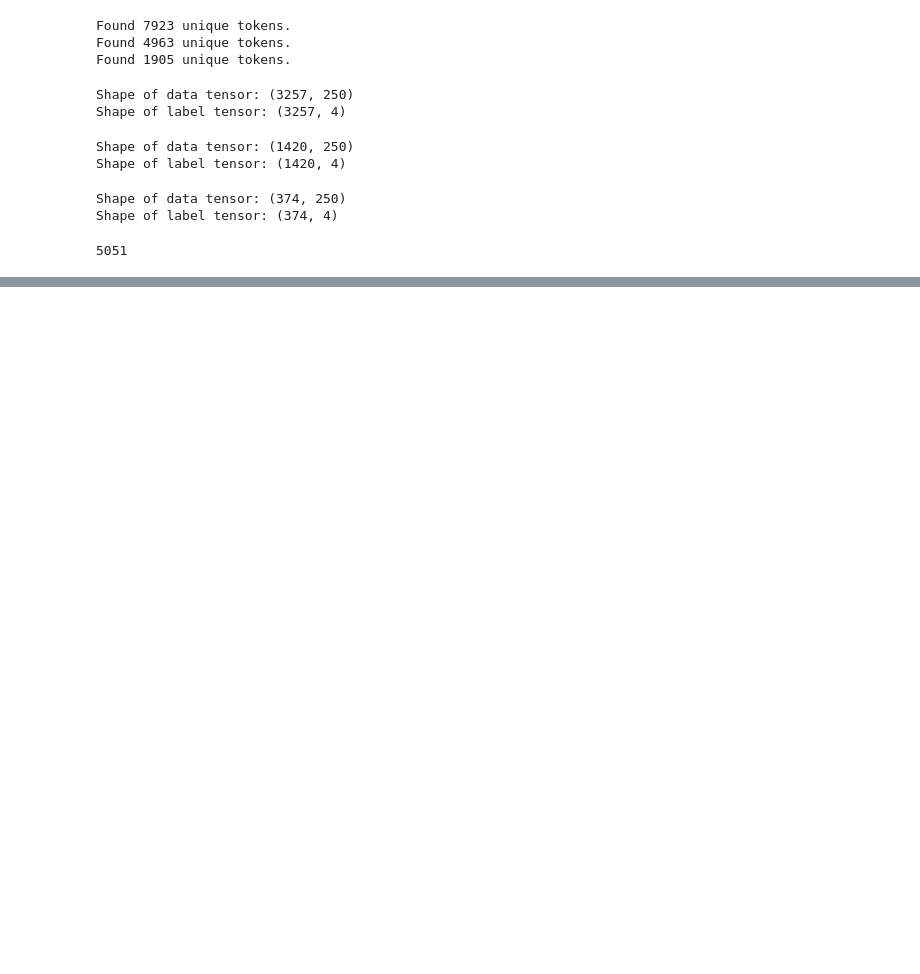
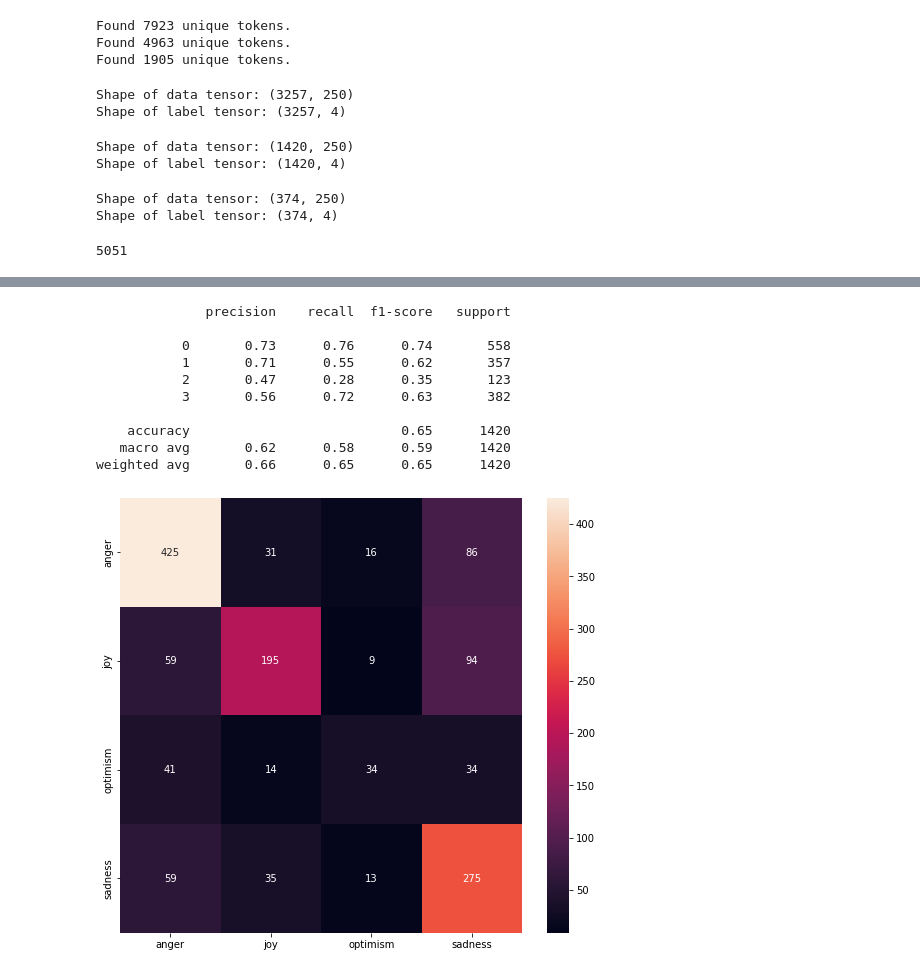
Before and after one commit to gundruke/FAA-project-2, a Jupyter notebook: LSTM.ipynb, the cells around one changed output, grey strips where cells are left out. Saved outputs shown, nothing was run; the diff lists cells and outputs as text; code cells hidden in the pictures; blank space fills up the shorter version.

```diff
--- a/LSTM.ipynb
+++ b/LSTM.ipynb
@@ -196,0 +266,24 @@ plt.show()
+# %%
+y_pred = np.argmax(model_2.predict(X_test), axis=-1)
+y_true = list(df_test["label"])
+
+print(classification_report(y_true, y_pred))
+
+fig, ax = plt.subplots(figsize=(9,8))
+sns.heatmap(confusion_matrix(y_true, y_pred), annot=True, fmt="d",
+            xticklabels=["anger", "joy", "optimism", "sadness"],
+            yticklabels=["anger", "joy", "optimism", "sadness"],
+            ax=ax)
+plt.show()
+# %% [output]
+              precision    recall  f1-score   support
+
+           0       0.73      0.76      0.74       558
+           1       0.71      0.55      0.62       357
+           2       0.47      0.28      0.35       123
+           3       0.56      0.72      0.63       382
+
+    accuracy                           0.65      1420
+   macro avg       0.62      0.58      0.59      1420
+weighted avg       0.66      0.65      0.65      1420
+[figure, added]
```
Also changed, not shown: parts of 34 cells of this notebook, 3 other files.
